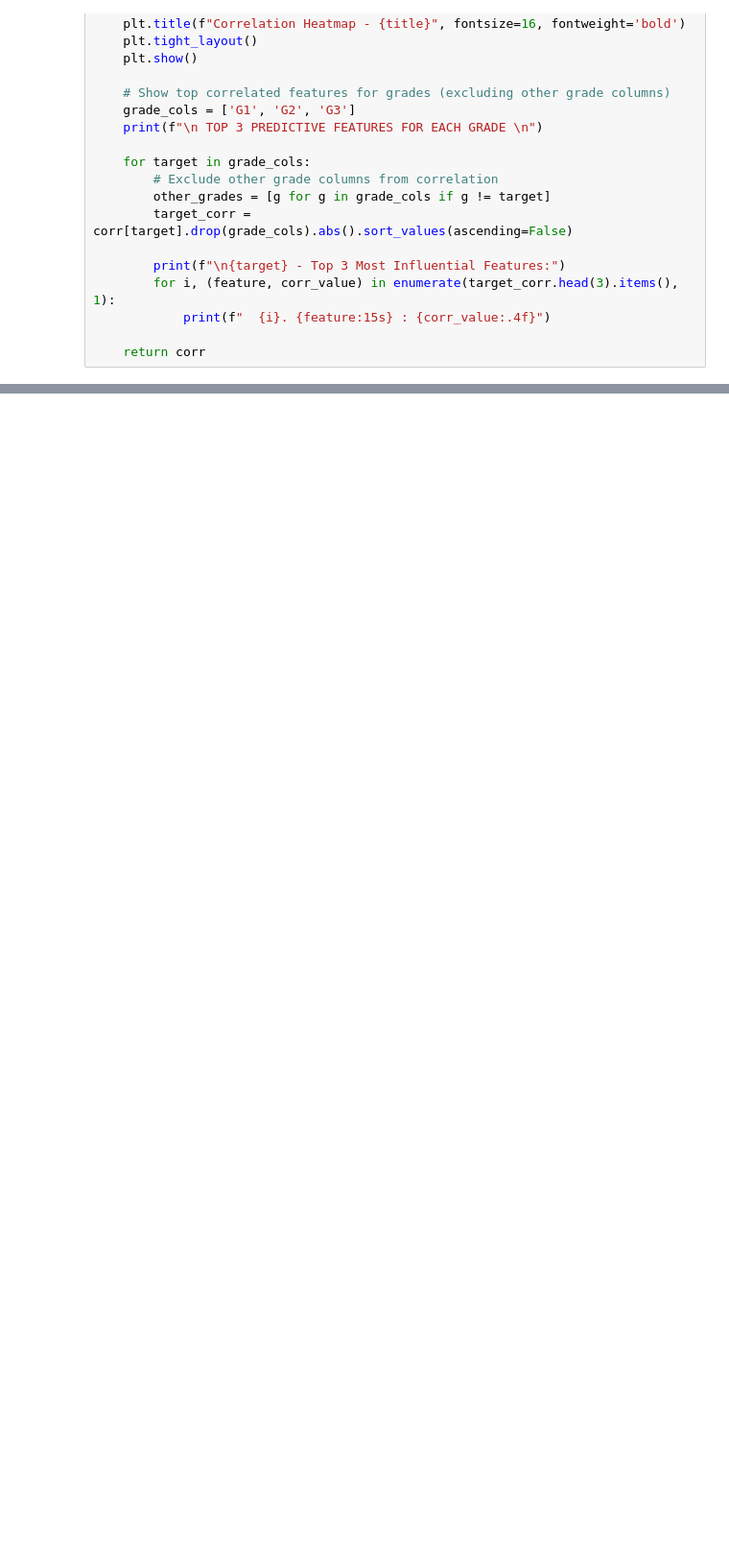
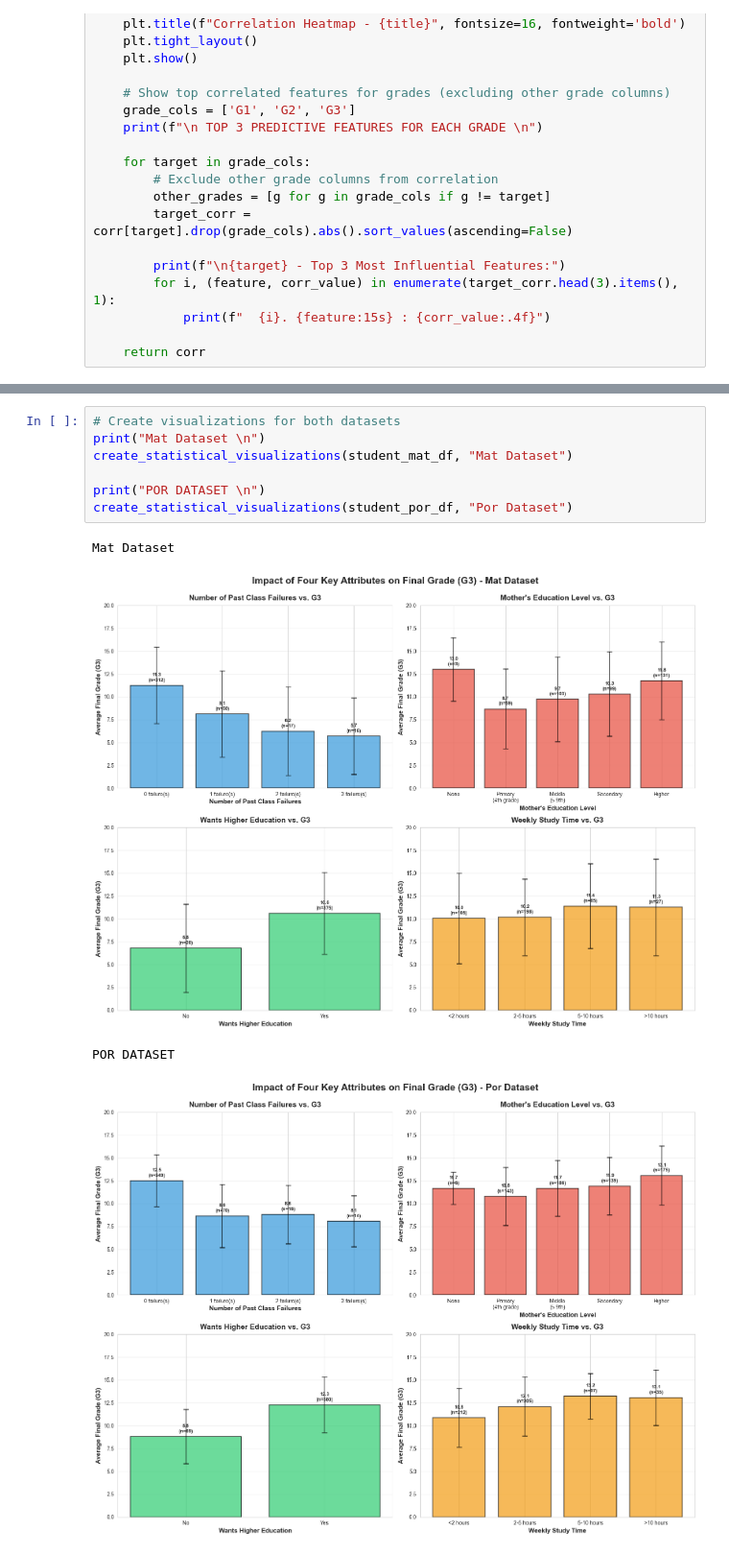
Before and after one commit to orchlonn/CS-456, a Jupyter notebook: Labs/Lab-5/Lab5.ipynb, the cells around one changed output, grey strips where cells are left out. Shown: that part at 96% size. Cells and saved outputs as stored; diff of their text form; blank space fills up the shorter version.

```diff
--- a/Labs/Lab-5/Lab5.ipynb
+++ b/Labs/Lab-5/Lab5.ipynb
@@ -168,3 +247,15 @@ G3 - Top 3 Most Influential Features:
+# %%
+# Create visualizations for both datasets
+print("Mat Dataset \n")
+create_statistical_visualizations(student_mat_df, "Mat Dataset")
+
+print("POR DATASET \n")
+create_statistical_visualizations(student_por_df, "Por Dataset")
+# %% [output]
+Mat Dataset
+[figure, added]
+POR DATASET
+[figure, added]
 # %% [markdown]
 ### **Analysis of Key Features Influencing Student Grades**
 
```
Also changed, not shown: parts of 3 cells of this notebook.
